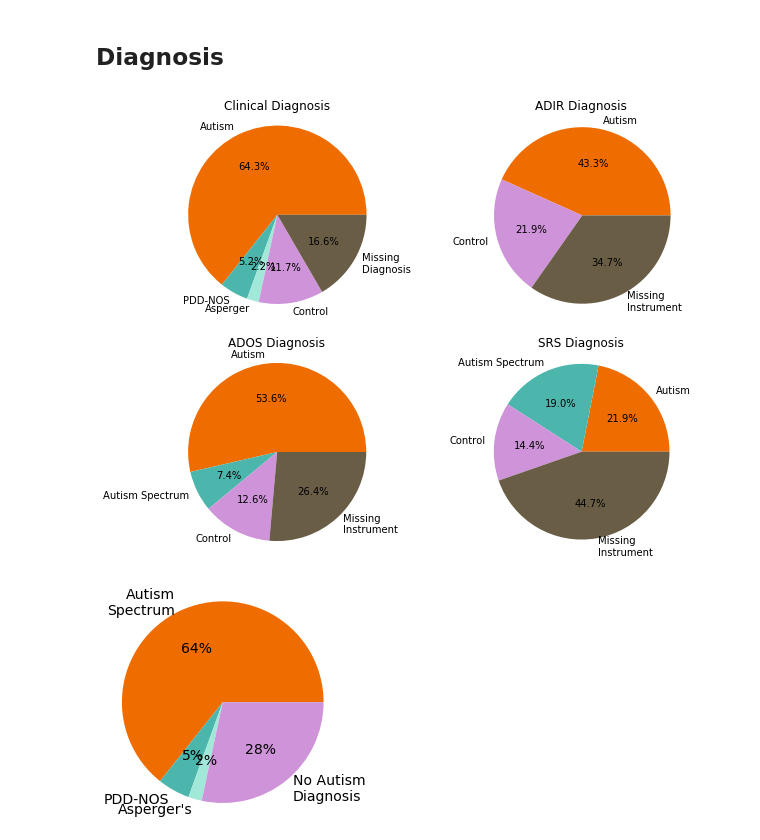
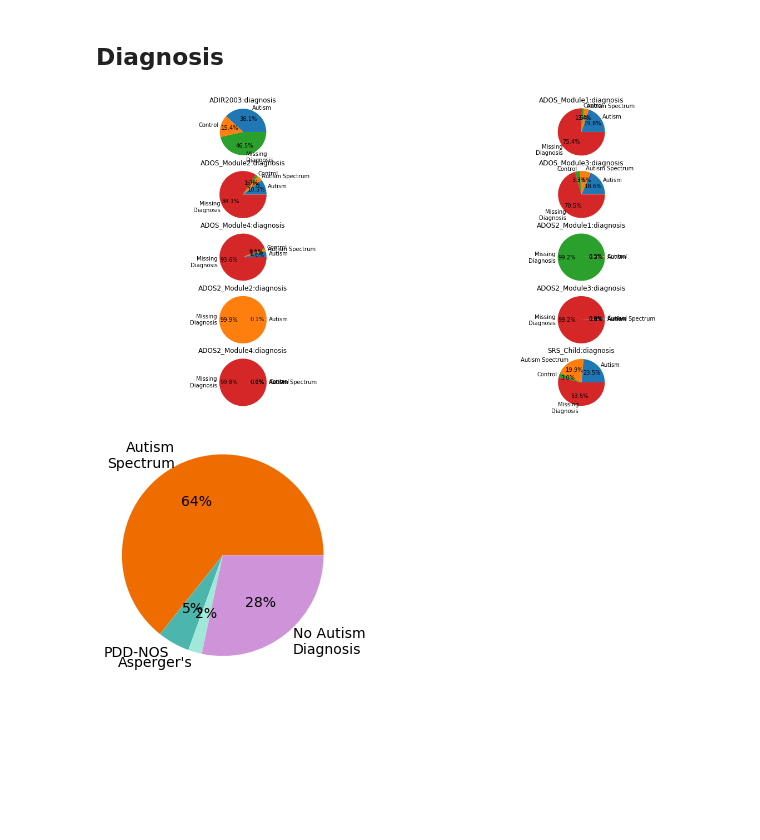
Before and after one commit to walllab/PhenotypeGLRM, a Jupyter notebook: analysis/Dataset-Overview.ipynb, the cells around one changed output. Cells and saved outputs as stored; diff of their text form; code cells hidden in the pictures; blank space fills up the shorter version.

```diff
--- a/analysis/Dataset-Overview.ipynb
+++ b/analysis/Dataset-Overview.ipynb
@@ -95,39 +71,2 @@ plt.show()
 # %% [markdown]
 ## Diagnosis
-# %%
-import matplotlib.pyplot as plt
-from collections import Counter
-
-adir_c = Counter([x[1] for x in labels])
-ados_c = Counter([x[6] for x in labels])
-srs_c = Counter([x[11] for x in labels])
-clin_c = Counter([x[1] for x in all_info])
-
-clin_keys = ['Autism', 'PDD-NOS', 'Asperger', 'Control', 'None']
-clin_colors = ["#ef6c00", "#4db6ac", "#a1e8d9", "#ce93d8", "#695d46"]
-adir_keys = ['Autism', 'Control', 'None']
-adir_colors = ["#ef6c00", "#ce93d8", "#695d46"]
-keys = ['Autism', 'Autism Spectrum', 'Control', 'None']
-other_colors = ["#ef6c00", "#4db6ac", "#ce93d8", "#695d46"]
-
-fig1, ((ax1, ax2), (ax3, ax4)) = plt.subplots(2, 2, figsize=(10, 8))
-
-ax1.pie([clin_c[k] for k in clin_keys], labels=[k if k != 'None' else 'Missing\nDiagnosis' for k in clin_keys], autopct='%1.1f%%', colors=clin_colors)
-ax1.set_title('Clinical Diagnosis')
-ax1.axis('equal')  # Equal aspect ratio ensures that pie is drawn as a circle.
-
-ax2.pie([adir_c[k] for k in adir_keys], labels=[k if k != 'None' else 'Missing\nInstrument' for k in adir_keys], autopct='%1.1f%%', colors=adir_colors)
-ax2.set_title('ADIR Diagnosis')
-ax2.axis('equal')  # Equal aspect ratio ensures that pie is drawn as a circle.
-
-ax3.pie([ados_c[k] for k in keys], labels=[k if k != 'None' else 'Missing\nInstrument' for k in keys], autopct='%1.1f%%', colors=other_colors)
-ax3.set_title('ADOS Diagnosis')
-ax3.axis('equal')  # Equal aspect ratio ensures that pie is drawn as a circle.
-
-ax4.pie([srs_c[k] for k in keys], labels=[k if k != 'None' else 'Missing\nInstrument' for k in keys], autopct='%1.1f%%', colors=other_colors)
-ax4.set_title('SRS Diagnosis')
-ax4.axis('equal')  # Equal aspect ratio ensures that pie is drawn as a circle.
-
-plt.show()
-# %% [output]
-[figure, removed]
@@ -134,3 +78,23 @@ plt.show()
+# %%
+import matplotlib.pyplot as plt
+from collections import Counter
+
+plt.figure(figsize=(20, 10))
+plt_num = 1
+for i in range(2, 22, 2):
+    plt.subplot(5, 2, plt_num)
+    plt.title(label_header[i])
+
+    c = Counter([x[i] for x in labels])
+    keys = sorted(c.keys())
+    plt.pie([c[k] for k in keys], labels=[k if k != 'None' else 'Missing\nDiagnosis' for k in keys], autopct='%1.1f%%')
+    plt.axis('equal')
+
+    plt_num += 1
+
+plt.show()
+# %% [output]
+[figure, added]
 # %%
 import matplotlib
 import matplotlib.pyplot as plt
```
Also changed, not shown: parts of 5 cells of this notebook, 13 other files.
